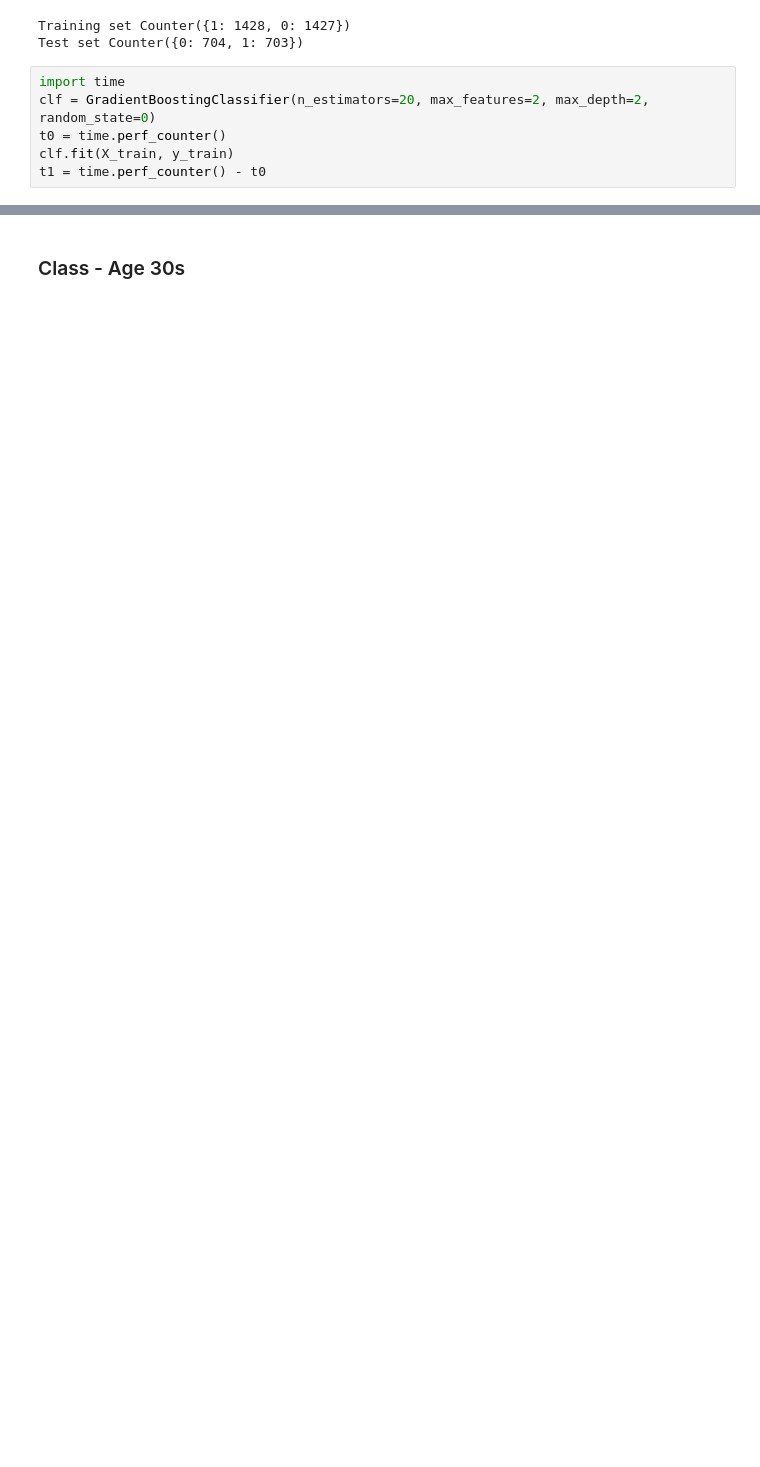
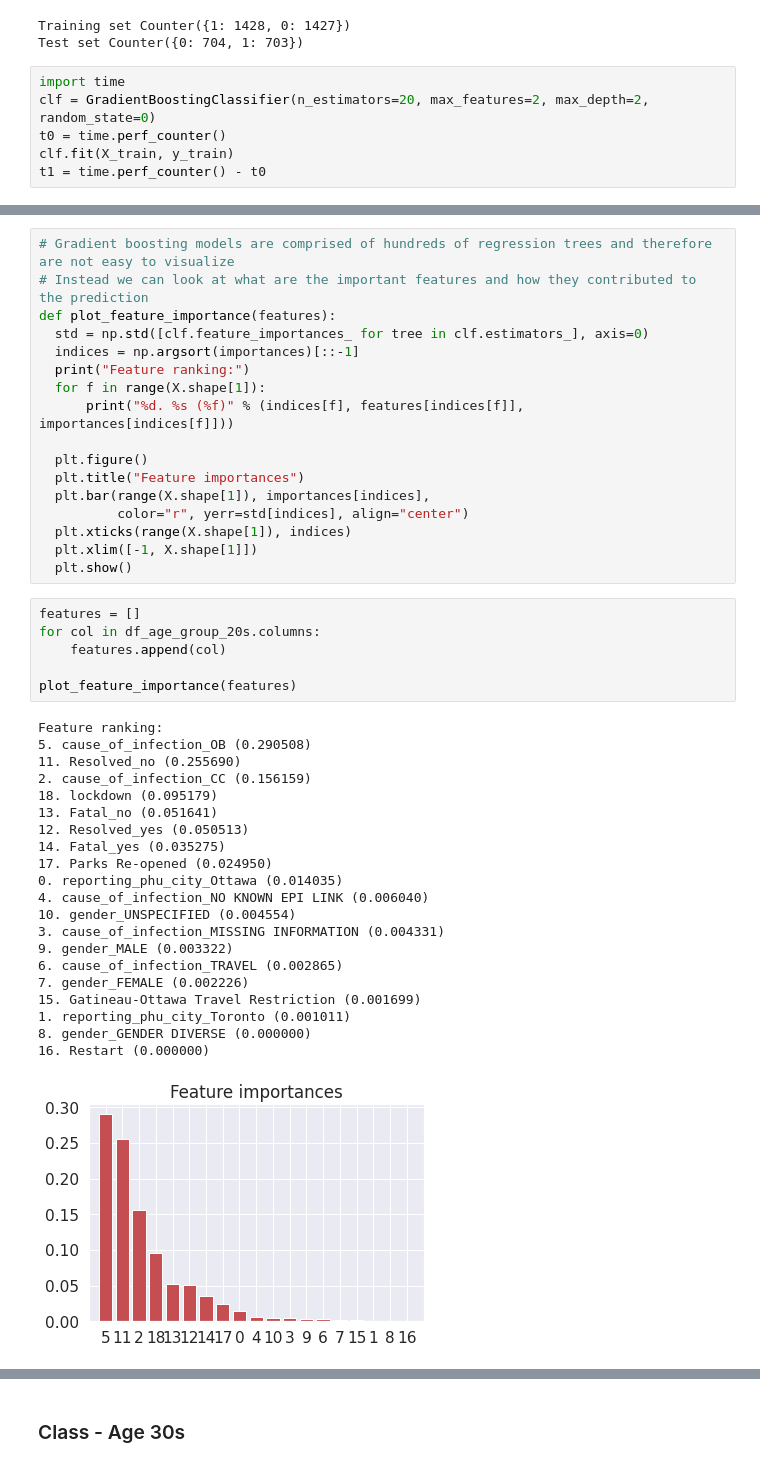
Before and after one commit to snehageorge37/CSI4124-GROUP21-2021, a Jupyter notebook: deliverable4/gradient_boosting.ipynb, the cells around one changed output, grey strips where cells are left out. Drawn from its saved outputs; the diff is of its cells as text; blank space fills up the shorter version.

Commit message:
feature importance

```diff
--- a/deliverable4/gradient_boosting.ipynb
+++ b/deliverable4/gradient_boosting.ipynb
@@ -209,0 +211,45 @@ weighted avg       0.66      0.65      0.65      1407
+# %%
+# Gradient boosting models are comprised of hundreds of regression trees and therefore are not easy to visualize
+# Instead we can look at what are the important features and how they contributed to the prediction
+def plot_feature_importance(features):
+  std = np.std([clf.feature_importances_ for tree in clf.estimators_], axis=0)
+  indices = np.argsort(importances)[::-1]
+  print("Feature ranking:")
+  for f in range(X.shape[1]):
+      print("%d. %s (%f)" % (indices[f], features[indices[f]], importances[indices[f]]))
+
+  plt.figure()
+  plt.title("Feature importances")
+  plt.bar(range(X.shape[1]), importances[indices],
+          color="r", yerr=std[indices], align="center")
+  plt.xticks(range(X.shape[1]), indices)
+  plt.xlim([-1, X.shape[1]])
+  plt.show()
+# %%
+features = []
+for col in df_age_group_20s.columns:
+    features.append(col)
+
+plot_feature_importance(features)
+# %% [output]
+Feature ranking:
+5. cause_of_infection_OB (0.290508)
+11. Resolved_no (0.255690)
+2. cause_of_infection_CC (0.156159)
+18. lockdown (0.095179)
+13. Fatal_no (0.051641)
+12. Resolved_yes (0.050513)
+14. Fatal_yes (0.035275)
+17. Parks Re-opened (0.024950)
+0. reporting_phu_city_Ottawa (0.014035)
+4. cause_of_infection_NO KNOWN EPI LINK (0.006040)
+10. gender_UNSPECIFIED (0.004554)
+3. cause_of_infection_MISSING INFORMATION (0.004331)
+9. gender_MALE (0.003322)
+6. cause_of_infection_TRAVEL (0.002865)
+7. gender_FEMALE (0.002226)
+15. Gatineau-Ottawa Travel Restriction (0.001699)
+1. reporting_phu_city_Toronto (0.001011)
+8. gender_GENDER DIVERSE (0.000000)
+16. Restart (0.000000)
+[figure, added]
```
Also changed, not shown: parts of 11 cells of this notebook.
